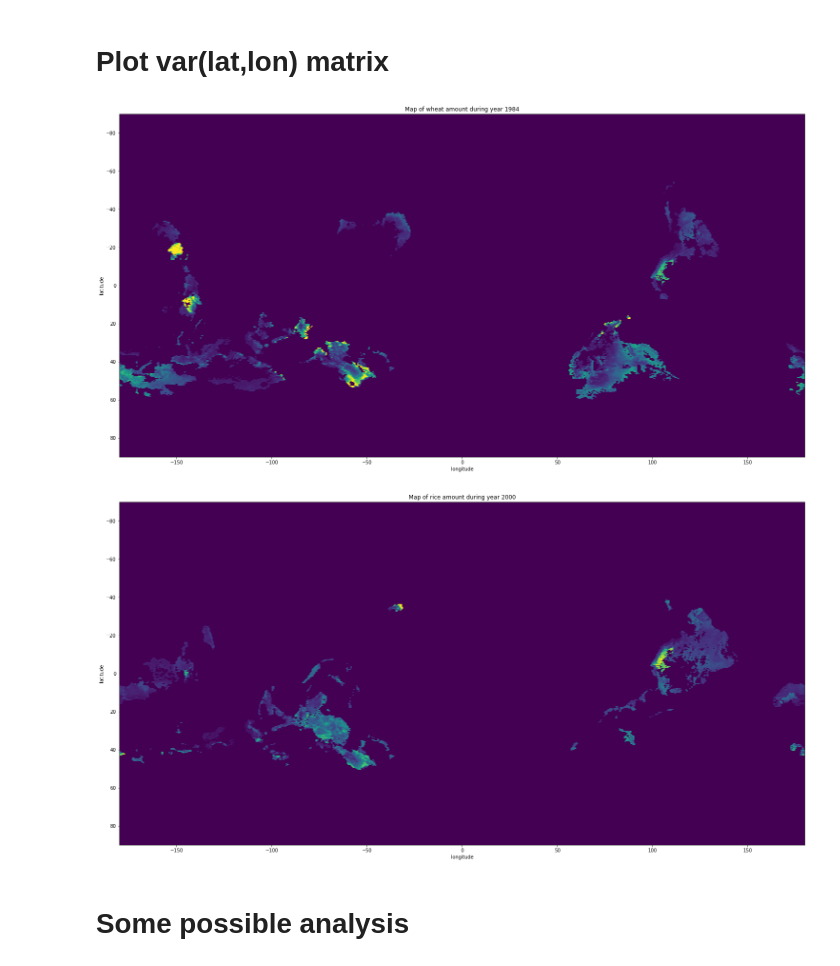
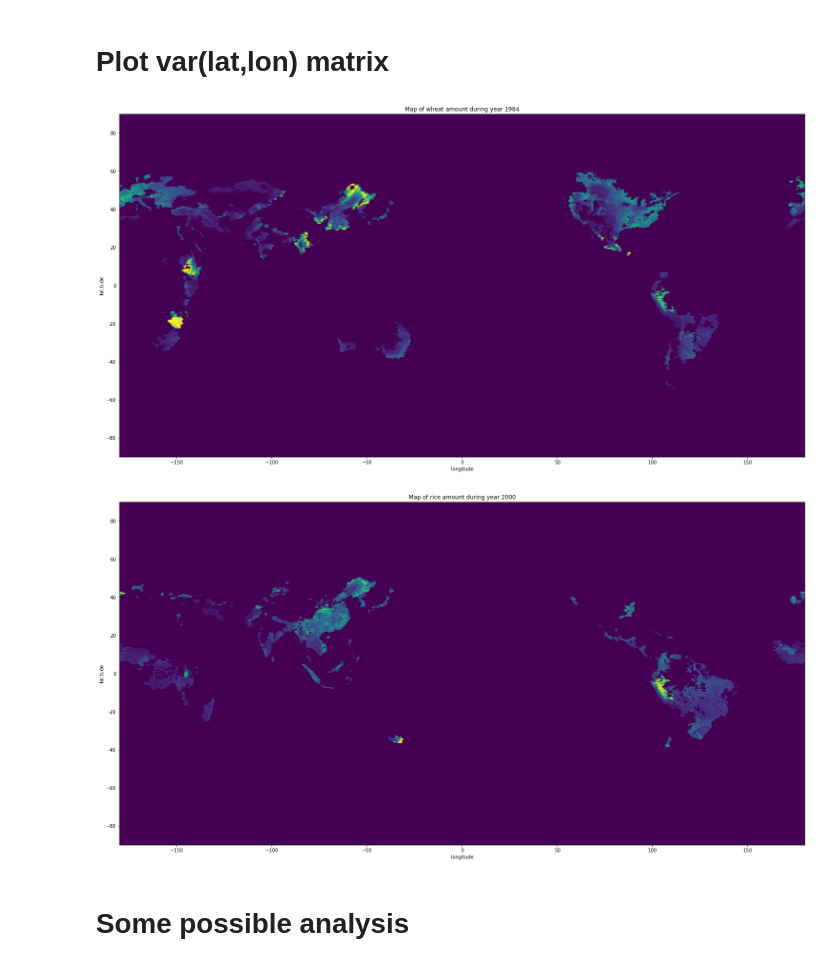
Before and after one commit to pprablanc/crops-cereal-analysis, a Jupyter notebook: analyses.ipynb, the cells around one changed output. Cells and saved outputs as stored; diff of their text form; code cells hidden in the pictures.

```diff
--- a/analyses.ipynb
+++ b/analyses.ipynb
@@ -129,24 +129,24 @@ Percent of valid values: 1.1608796296296295
 # %%
 def plot_var(df, cereal=[], time=[]):
     if (cereal and time):
-        var = df[(df['cereal'] == cereal) & (df['time'] == time)]['var'].iat[0]
+        var = df[(df['cereal'] == cereal) & (df['time'] == time)]['var'].iat[0].data[::-1, :]
     else:
-        var = df
+        var = df[::-1, :]
         cereal = ''
         time = ''
     fig = plt.figure(figsize=(20,10))
     ax = fig.add_axes([0,0,1,1])
     ax.set_xlabel('longitude')
     ax.set_ylabel('latitude')
     ax.set_title(f'Map of {cereal} amount during year {time}')
-    ax.imshow(var.data, extent=[-180, 180, 90, -90])
+    ax.imshow(var, extent=[-180, 180, -90, 90])
 
 
 plot_var(df, cereal='wheat', time=1984)
 plot_var(df, cereal='rice', time=2000)
 # %% [output]
-[figure, old version]
+[figure, new version]
-[figure, old version]
+[figure, new version]
 # %% [markdown]
 # Some possible analysis
 # %% [markdown]
```
Also changed, not shown: parts of 1 cell of this notebook.
